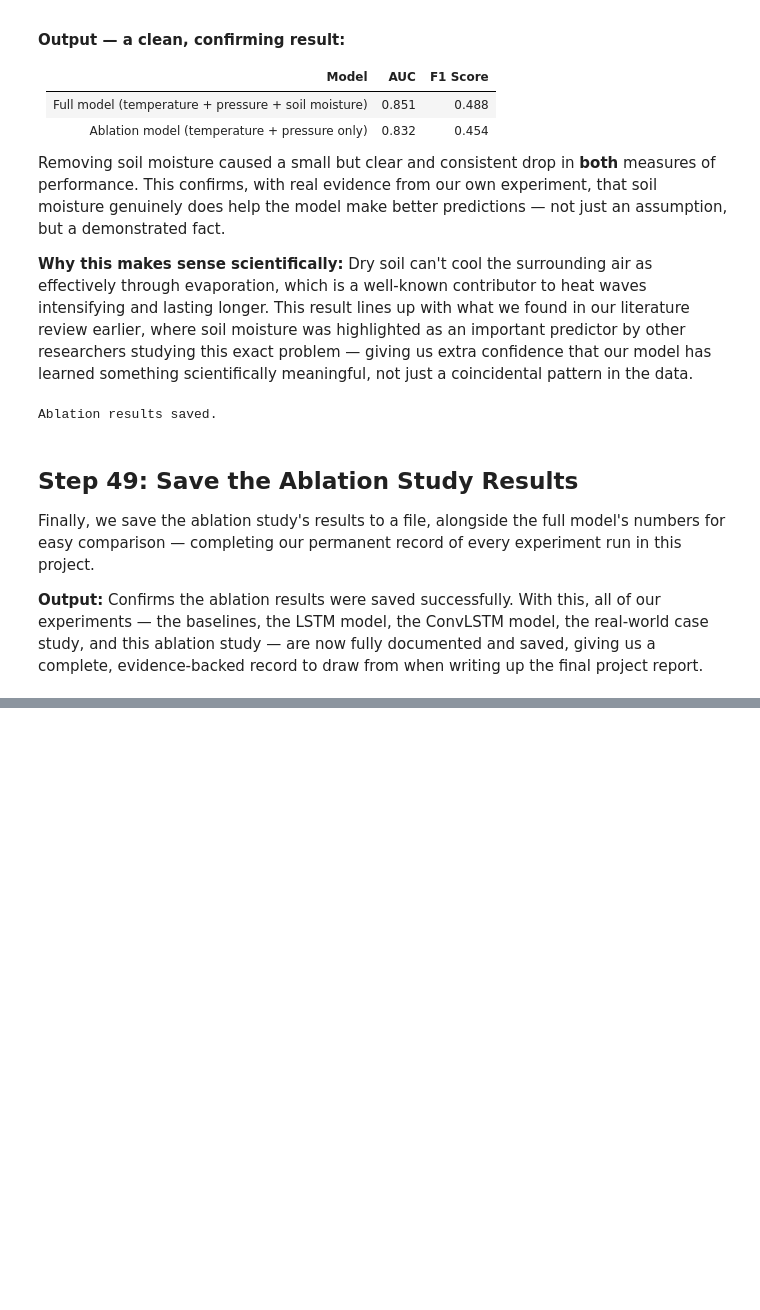
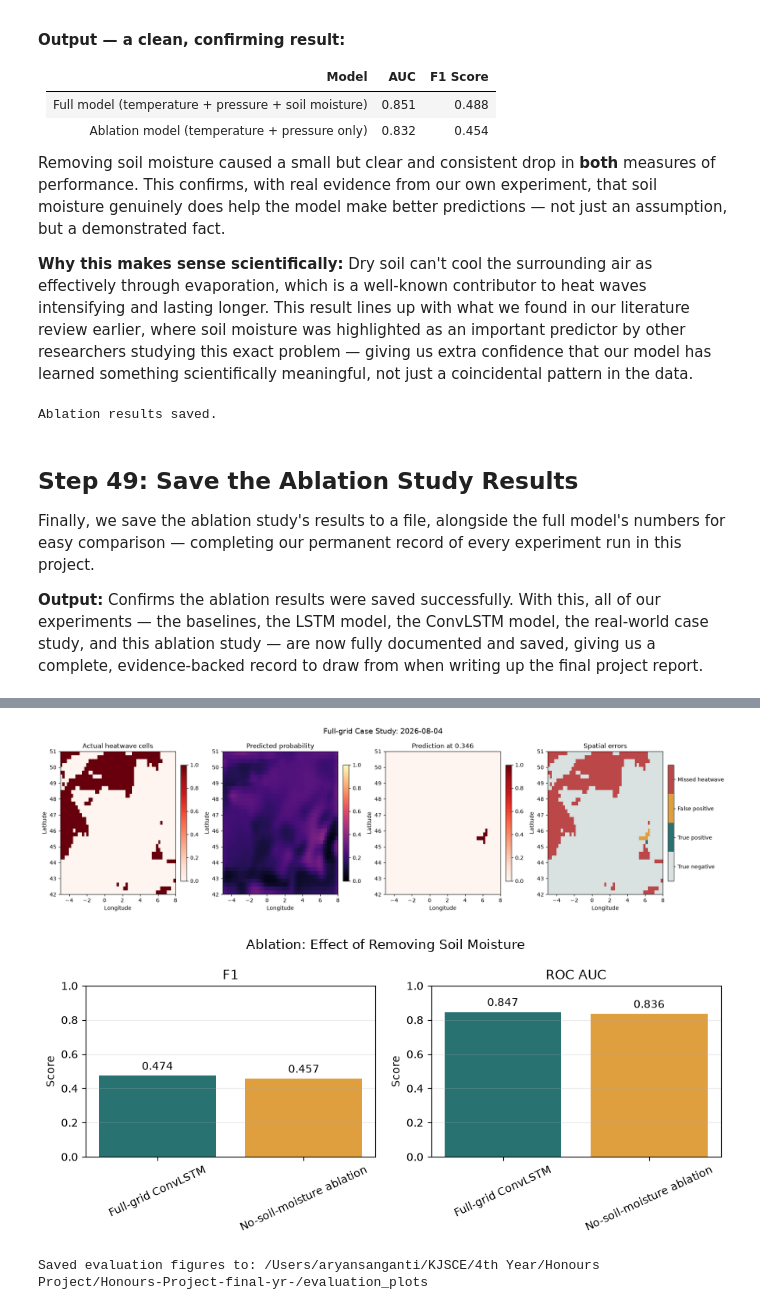
Before and after one commit to AnishAnimesh/Honours-Project-final-yr-, a Jupyter notebook: 01_data_exploration.ipynb, the cells around one changed output, grey strips where cells are left out. Drawn from its saved outputs; the diff is of its cells as text; code cells hidden in the pictures; blank space fills up the shorter version.

```diff
--- a/01_data_exploration.ipynb
+++ b/01_data_exploration.ipynb
@@ -1740,0 +2055,79 @@ Finally, we save the ablation study's results to a file, alongside the full mode
+# %%
+required_plot_variables = (
+    "seq_dates",
+    "y_test_seq",
+    "test_probs",
+    "full_grid_threshold",
+    "daily_max_grid",
+    "metrics_table",
+)
+missing_plot_variables = [name for name in required_plot_variables if name not in globals()]
+
+if missing_plot_variables:
+    print(
+        "Spatial and ablation plots were skipped. Run the notebook from the start "
+        "through the evaluation setup first. Missing: "
+        + ", ".join(missing_plot_variables)
+    )
+else:
+    import matplotlib.pyplot as plt
+    import numpy as np
+    import pandas as pd
+    from matplotlib.colors import ListedColormap
+    from pathlib import Path
+
+    plot_dir = Path("evaluation_plots")
+    plot_dir.mkdir(exist_ok=True)
+
+    event_date = pd.Timestamp("2026-08-04")
+    event_position = list(pd.to_datetime(seq_dates)).index(event_date)
+    actual_event_map = np.asarray(y_test_seq[event_position]).astype(int)
+    event_probability_map = np.asarray(test_probs[event_position])
+    event_prediction_map = (event_probability_map >= full_grid_threshold).astype(int)
+    error_map = np.zeros_like(actual_event_map, dtype=int)
+    error_map[(actual_event_map == 1) & (event_prediction_map == 1)] = 1
+    error_map[(actual_event_map == 0) & (event_prediction_map == 1)] = 2
+    error_map[(actual_event_map == 1) & (event_prediction_map == 0)] = 3
+
+    latitude_values = daily_max_grid["latitude"].values
+    longitude_values = daily_max_grid["longitude"].values
+    map_extent = [longitude_values.min(), longitude_values.max(), latitude_values.min(), latitude_values.max()]
+    fig, axes = plt.subplots(1, 4, figsize=(18, 5))
+    map_panels = [
+        (actual_event_map, "Actual heatwave cells", "Reds", 0, 1),
+        (event_probability_map, "Predicted probability", "magma", 0, 1),
+        (event_prediction_map, f"Prediction at {full_grid_threshold:.3f}", "Reds", 0, 1),
+    ]
+    for axis, (map_values, title, color_map, minimum, maximum) in zip(axes[:3], map_panels):
+        image = axis.imshow(map_values, cmap=color_map, vmin=minimum, vmax=maximum, extent=map_extent, aspect="auto")
+        axis.set(title=title, xlabel="Longitude", ylabel="Latitude")
+        fig.colorbar(image, ax=axis, fraction=0.046, pad=0.04)
+
+    error_colors = ["#d9e2e1", "#287271", "#e09f3e", "#bc4749"]
+    error_image = axes[3].imshow(error_map, cmap=ListedColormap(error_colors), vmin=0, vmax=3, extent=map_extent, aspect="auto")
+    axes[3].set(title="Spatial errors", xlabel="Longitude", ylabel="Latitude")
+    error_colorbar = fig.colorbar(error_image, ax=axes[3], ticks=[0.375, 1.125, 1.875, 2.625], fraction=0.046, pad=0.04)
+    error_colorbar.ax.set_yticklabels(["True negative", "True positive", "False positive", "Missed heatwave"])
+    fig.suptitle(f"Full-grid Case Study: {event_date:%Y-%m-%d}", fontsize=14)
+    fig.tight_layout()
+    fig.savefig(plot_dir / "06_august_2026_spatial_diagnostics.png", dpi=160, bbox_inches="tight")
+    plt.show()
+
+    ablation_rows = metrics_table.loc[["Full-grid ConvLSTM", "No-soil-moisture ablation"], ["F1", "ROC AUC"]]
+    fig, axes = plt.subplots(1, 2, figsize=(9, 4))
+    for axis, metric_name in zip(axes, ["F1", "ROC AUC"]):
+        bars = axis.bar(ablation_rows.index, ablation_rows[metric_name], color=["#287271", "#e09f3e"])
+        axis.set(title=metric_name, ylabel="Score", ylim=(0, 1))
+        axis.tick_params(axis="x", labelrotation=25)
+        axis.bar_label(bars, fmt="%.3f", padding=3)
+        axis.grid(axis="y", alpha=0.25)
+    fig.suptitle("Ablation: Effect of Removing Soil Moisture")
+    fig.tight_layout()
+    fig.savefig(plot_dir / "07_soil_moisture_ablation.png", dpi=160, bbox_inches="tight")
+    plt.show()
+
+    print(f"Saved evaluation figures to: {plot_dir.resolve()}")
+# %% [output]
+[figure, added]
+[figure, added]
+Saved evaluation figures to: /Users/aryansanganti/KJSCE/4th Year/Honours Project/Honours-Project-final-yr-/evaluation_plots
```
Also changed, not shown: parts of 18 cells of this notebook, 15 other files.
